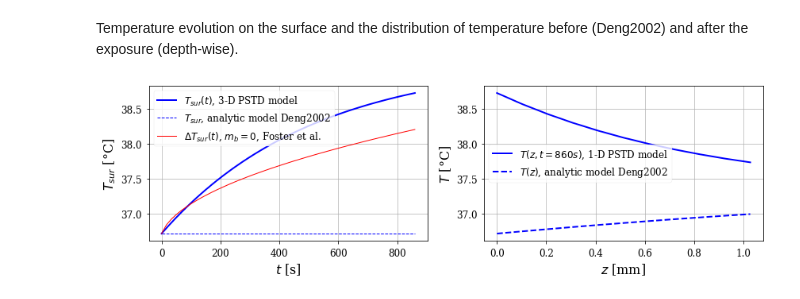
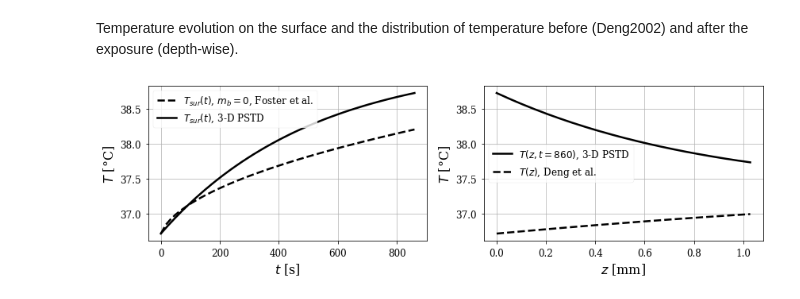
Before and after one commit to akapet00/EMF-exposure-analysis, a Jupyter notebook: demo.ipynb, the cells around one changed output. Cells and saved outputs as stored; diff of their text form; code cells hidden in the pictures.

```diff
--- a/demo.ipynb
+++ b/demo.ipynb
@@ -208,7 +206,7 @@ zs = np.zeros_like(xs)
 
 # effective radiated skin area
 target_area = (0.02, 0.02)  # 2 x 2 cm2
-N = [51, 51, 11]
+N = [51, 51, 21]
 xt = np.linspace(-target_area[0]/2, target_area[0]/2, N[0]) + xs[-1] / 2
 yt = np.linspace(-target_area[1]/2, target_area[1]/2, N[1])
 h = -3 / 1000  # distance from the antenna
@@ -218,7 +216,7 @@ h = -3 / 1000  # distance from the antenna
 Etot = np.empty((xt.size, yt.size))
 Htot = np.empty((xt.size, yt.size))
 I0 = np.empty((xt.size, yt.size))
-S = np.empty((xt.size, yt.size))
+S = np.empty((xt.size, yt.size), dtype=np.complex64)
 for x_idx, _xt in enumerate(xt):
     for y_idx, _yt in enumerate(yt):
         _zt = h
@@ -231,7 +229,7 @@ for x_idx, _xt in enumerate(xt):
         I0z = Ex * Hy.conj()
         I0[x_idx, y_idx] = np.abs(np.sqrt(I0x ** 2 + I0y ** 2 + I0z ** 2))
         S[x_idx, y_idx] = 0.5 * np.real(np.sqrt(I0x ** 2 + I0y ** 2 + I0z ** 2))
-SAR_sur = S * T_tr / (rho * pen_depth)
+SAR_sur = np.real(S) * T_tr / (rho * pen_depth)
 # %% [output]
 WARNING:absl:No GPU/TPU found, falling back to CPU. (Set TF_CPP_MIN_LOG_LEVEL=0 and rerun for more info.)
 # %%
@@ -256,9 +253,17 @@ plt.show()
 ### Simulation
 # %%
 sim_time = 860
-t = np.linspace(0, sim_time, 51)
-T = deltaT_3d_pstd(t, N, target_area, pen_depth, k, rho, C, m_b , SAR_sur)
-# np.save(os.path.join('simulations', f'deltaT_Nx{N[0]}Ny{N[1]}Nz{N[2]}_t{sim_time}_a{int(target_area[0]*target_area[1]*1e4)}_dipole.npy'), T, allow_pickle=True, fix_imports=True)
+tg = 51
+t = np.linspace(0, sim_time, tg)
+deltaT = deltaT_3d_pstd(t, N, target_area, pen_depth, k, rho, C, m_b , SAR_sur)
+
+# save simulation into npy
+#fname = (f'deltaT_source-HWdipole_'
+#         f'grid-{N[0]}x{N[1]}x{N[2]}_'
+#         f'surface-{int(target_area[0]*target_area[1]*1e4)}cm_'
+#         f'timegrid-{tg}_'
+#         f'simtime-{sim_time}s.npy')
+#np.save(os.path.join('simulations', fname ), T, allow_pickle=True, fix_imports=True)
 # %% [markdown]
 ### Visualization
 # %% [markdown]
@@ -299,34 +304,32 @@ plt.show()
 Temperature evolution on the surface and the distribution of temperature before (Deng2002) and after the exposure (depth-wise).
 # %%
 z = np.linspace(0, pen_depth, N[2])
-T0 = initT_depth_analytic(z, k, rho, C, rho_b, C_b, m_b, h_0, T_a, T_c, T_f, Q_m)
+T0 = initT_depth_analytic(z, k, rho, C, rho_b, C_b, m_b, h_0, T_a, T_c, T_f,
+                          Q_m)
 
 fig_config(nrows=1, ncols=2, scaler=1.25)
 fig = plt.figure()
 ax1 = fig.add_subplot(1, 2, 1)
-ax1.plot(t, np.ones_like(t) * T0[0] + np.max(T[:, :, :, 0], axis=(1, 2)), 'b-', linewidth=2,
-         label='$T_{sur}(t)$, 3-D PSTD model')
-ax1.plot(t, np.ones_like(t) * T0[0], 'b--', linewidth=1,
-         label='$T_{sur}$, analytic model Deng2002')
-ax1.plot(t, np.ones_like(t) * T0[0] + deltaT_depth_analytic(t, pen_depth, k, rho, C, np.max(I0), T_tr), 'r-', linewidth=1,
-         label='$\\Delta T_{sur}(t)$, $m_b = 0$, Foster et al.')
+ax1.plot(t, np.ones_like(t) * T0[0] + deltaT_depth_analytic(t, pen_depth, k, rho, C, np.max(I0), T_tr),
+         'k--', label='$T_{sur}(t)$, $m_b = 0$, Foster et al.')
+ax1.plot(t, np.ones_like(t) * T0[0] + np.max(deltaT[:, :, :, 0], axis=(1, 2)),
+         'k-', label='$T_{sur}(t)$, 3-D PSTD')
 ax1.set_xlabel('$t$ [s]')
-ax1.set_ylabel('$T_{sur}$ [°C]')
+ax1.set_ylabel('$T$ [°C]')
 ax1.legend(loc='upper left')
 ax1.grid()
 
 ax2 = fig.add_subplot(1, 2, 2)
-xargmax, yargmax = np.where(T[-1, :, :, 0] == T[-1, :, :, 0].max())
-ax2.plot(z * 1e3, T0 + T[-1, int(xargmax), int(yargmax), :], 'b-', linewidth=2,
-         label=f'$T(z, t={int(t[-1])} s)$, 1-D PSTD model')
-ax2.plot(z * 1e3, T0, 'b--', linewidth=2,
-         label='$T(z)$, analytic model Deng2002')
+xargmax, yargmax = np.where(deltaT[-1, :, :, 0] == deltaT[-1, :, :, 0].max())
+ax2.plot(z * 1e3, T0 + deltaT[-1, int(xargmax), int(yargmax), :], 'k-',
+         label=f'$T(z, t={int(t[-1])})$, 3-D PSTD')
+ax2.plot(z * 1e3, T0, 'k--', label='$T(z)$, Deng et al.')
 ax2.set_xlabel('$z$ [mm]')
 ax2.set_ylabel('$T$ [°C]')
 ax2.legend(loc='center left')
 ax2.grid()
 
 plt.tight_layout()
 plt.show()
 # %% [output]
-[figure, old version]
+[figure, new version]
```
Also changed, not shown: parts of 9 cells of this notebook.
